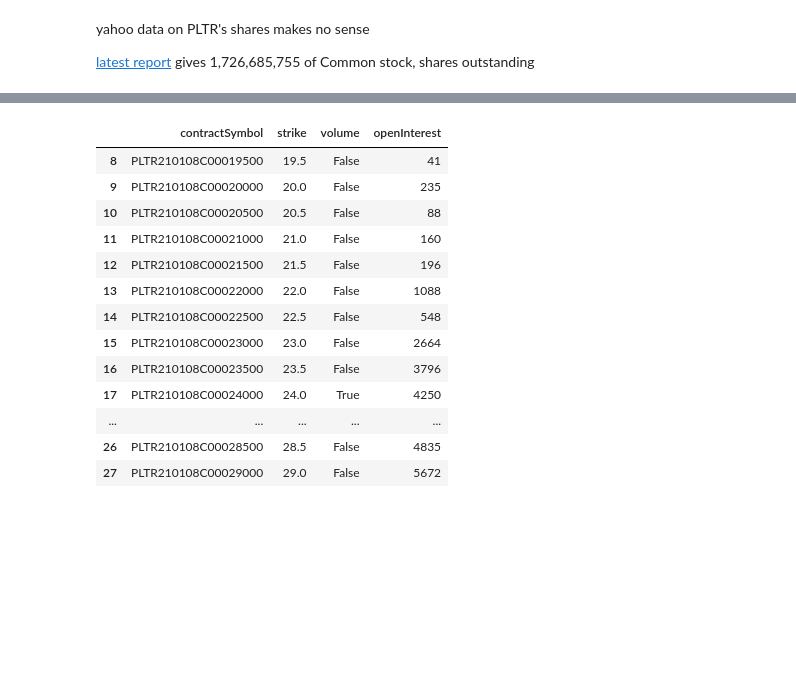
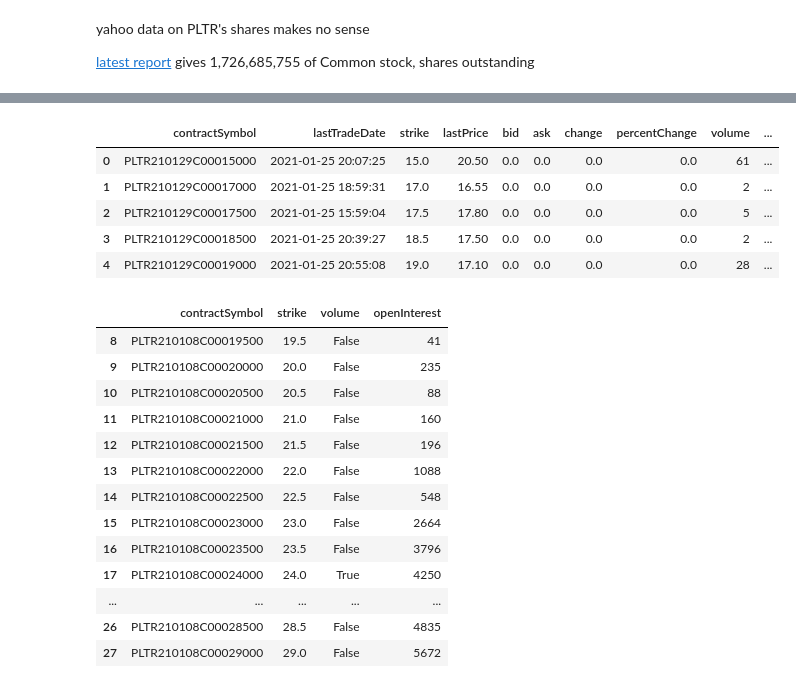
Before and after one commit to ooddaa/tradingAlgos, a Jupyter notebook: PLTR.ipynb, the cells around one changed output, grey strips where cells are left out. Drawn from its saved outputs; the diff is of its cells as text; code cells hidden in the pictures; blank space fills up the shorter version.

```diff
--- a/PLTR.ipynb
+++ b/PLTR.ipynb
@@ -196,3 +196,12 @@ puts_new.to_csv(f"~/Desktop/code/mamacita/algo2/csv/pltr/{datetime.now().strftim
+# %%
+calls_new.head()
+# %% [output]
+|  | contractSymbol | lastTradeDate | strike | lastPrice | bid | ask | change | percentChange | volume | ... |
+| 0 | PLTR210129C00015000 | 2021-01-25 20:07:25 | 15.0 | 20.50 | 0.0 | 0.0 | 0.0 | 0.0 | 61 | ... |
+| 1 | PLTR210129C00017000 | 2021-01-25 18:59:31 | 17.0 | 16.55 | 0.0 | 0.0 | 0.0 | 0.0 | 2 | ... |
+| 2 | PLTR210129C00017500 | 2021-01-25 15:59:04 | 17.5 | 17.80 | 0.0 | 0.0 | 0.0 | 0.0 | 5 | ... |
+| 3 | PLTR210129C00018500 | 2021-01-25 20:39:27 | 18.5 | 17.50 | 0.0 | 0.0 | 0.0 | 0.0 | 2 | ... |
+| 4 | PLTR210129C00019000 | 2021-01-25 20:55:08 | 19.0 | 17.10 | 0.0 | 0.0 | 0.0 | 0.0 | 28 | ... |
 # %%
 
 # calls
```
Also changed, not shown: parts of 2 cells of this notebook, 11 other files.
